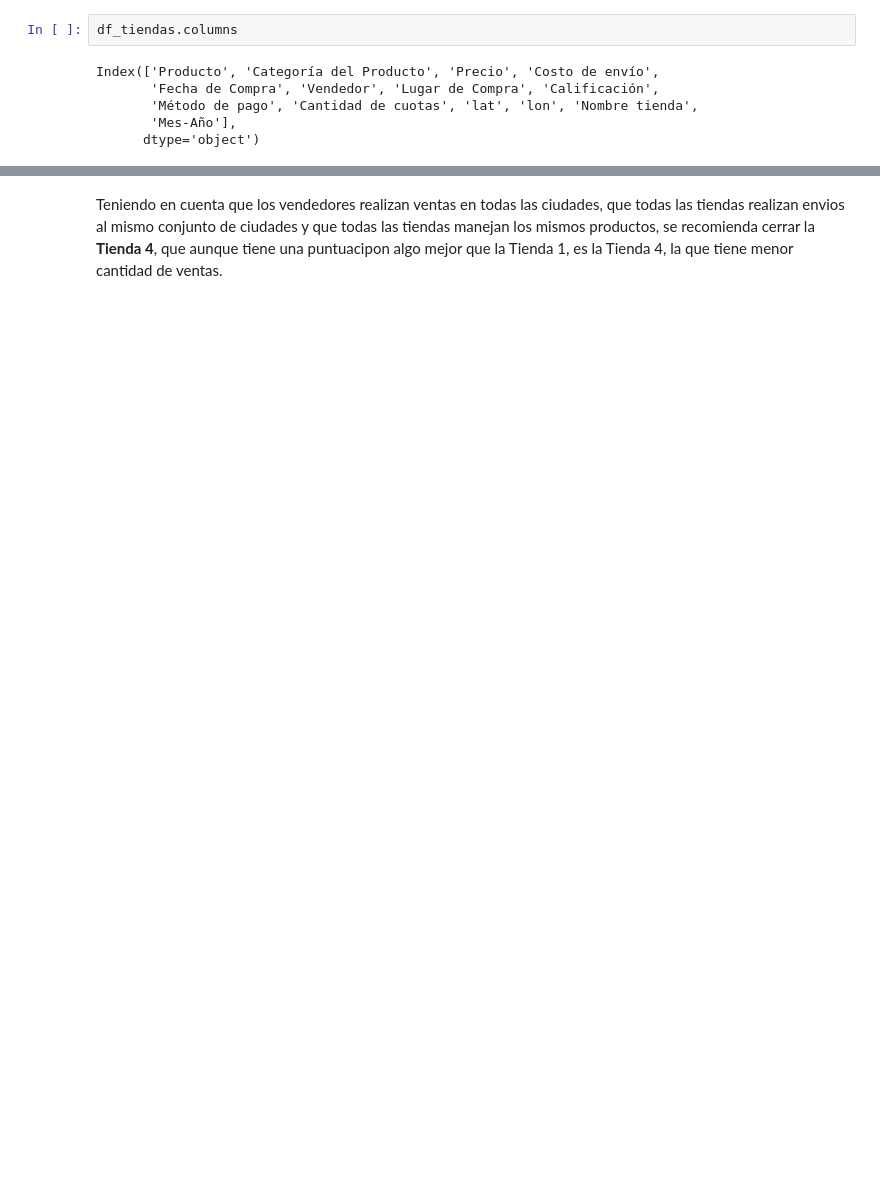
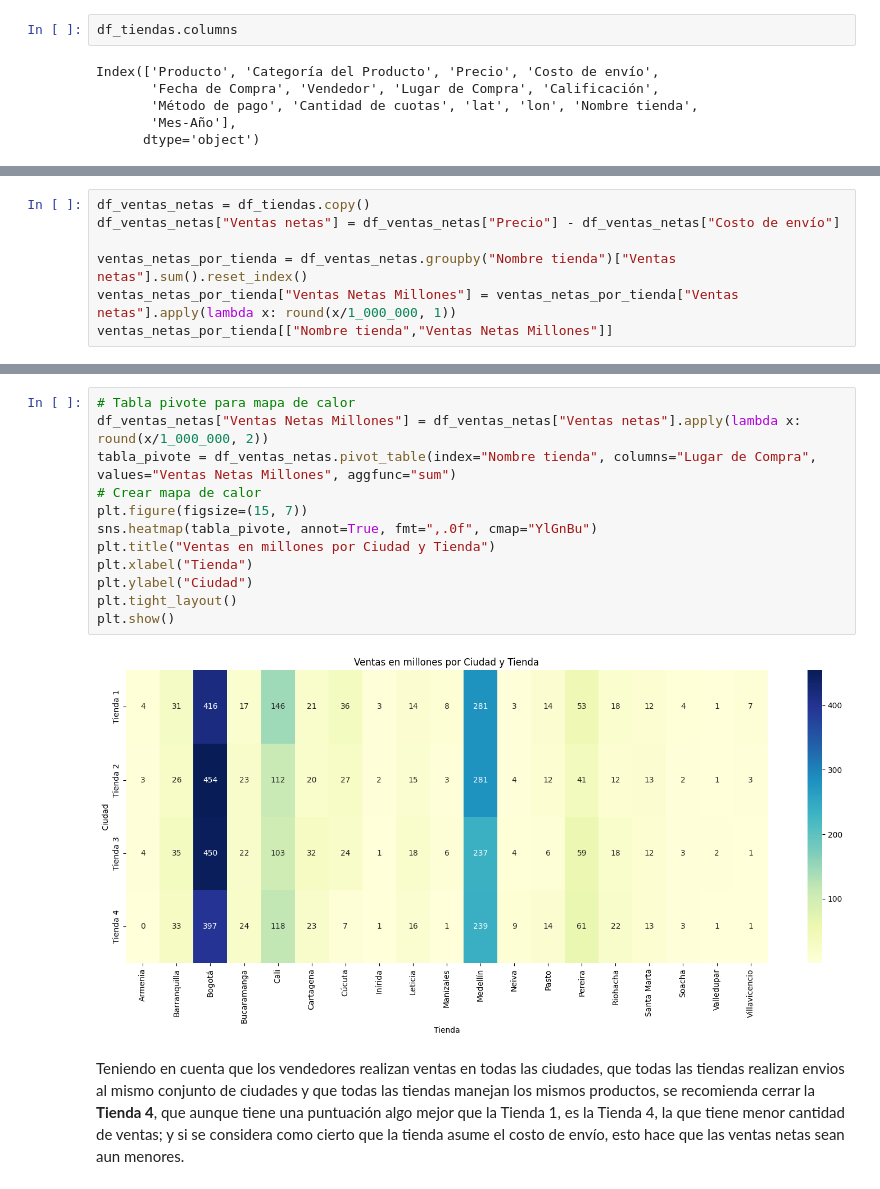
Before and after one commit to Manuel-Mantilla/Challenge-Store, a Jupyter notebook: AluraStoreLatam.ipynb, the cells around one changed output, grey strips where cells are left out. Cells and saved outputs as stored; diff of their text form; blank space fills up the shorter version.

```diff
--- a/AluraStoreLatam.ipynb
+++ b/AluraStoreLatam.ipynb
@@ -568,0 +581,7 @@ Promedio de envio más costoso para la tienda 3:     $44750 a Soacha
+# %%
+df_ventas_netas = df_tiendas.copy()
+df_ventas_netas["Ventas netas"] = df_ventas_netas["Precio"] - df_ventas_netas["Costo de envío"]
+
+ventas_netas_por_tienda = df_ventas_netas.groupby("Nombre tienda")["Ventas netas"].sum().reset_index()
+ventas_netas_por_tienda["Ventas Netas Millones"] = ventas_netas_por_tienda["Ventas netas"].apply(lambda x: round(x/1_000_000, 1))
+ventas_netas_por_tienda[["Nombre tienda","Ventas Netas Millones"]]
@@ -569,2 +594,16 @@ Promedio de envio más costoso para la tienda 3:     $44750 a Soacha
+# %%
+# Tabla pivote para mapa de calor
+df_ventas_netas["Ventas Netas Millones"] = df_ventas_netas["Ventas netas"].apply(lambda x: round(x/1_000_000, 2))
+tabla_pivote = df_ventas_netas.pivot_table(index="Nombre tienda", columns="Lugar de Compra", values="Ventas Netas Millones", aggfunc="sum")
+# Crear mapa de calor
+plt.figure(figsize=(15, 7))
+sns.heatmap(tabla_pivote, annot=True, fmt=",.0f", cmap="YlGnBu")
+plt.title("Ventas en millones por Ciudad y Tienda")
+plt.xlabel("Tienda")
+plt.ylabel("Ciudad")
+plt.tight_layout()
+plt.show()
+# %% [output]
+[figure, added]
 # %% [markdown]
-Teniendo en cuenta que los vendedores realizan ventas en todas las ciudades, que todas las tiendas realizan envios al mismo conjunto de ciudades y que todas las tiendas manejan los mismos productos, se recomienda cerrar la **Tienda 4**, que aunque tiene una puntuacipon algo mejor que la Tienda 1, es la Tienda 4, la que tiene menor cantidad de ventas.
+Teniendo en cuenta que los vendedores realizan ventas en todas las ciudades, que todas las tiendas realizan envios al mismo conjunto de ciudades y que todas las tiendas manejan los mismos productos, se recomienda cerrar la **Tienda 4**, que aunque tiene una puntuación algo mejor que la Tienda 1, es la Tienda 4, la que tiene menor cantidad de ventas; y si se considera como cierto que la tienda asume el costo de envío, esto hace que las ventas netas sean aun menores.
```
Also changed, not shown: parts of 5 cells of this notebook.
